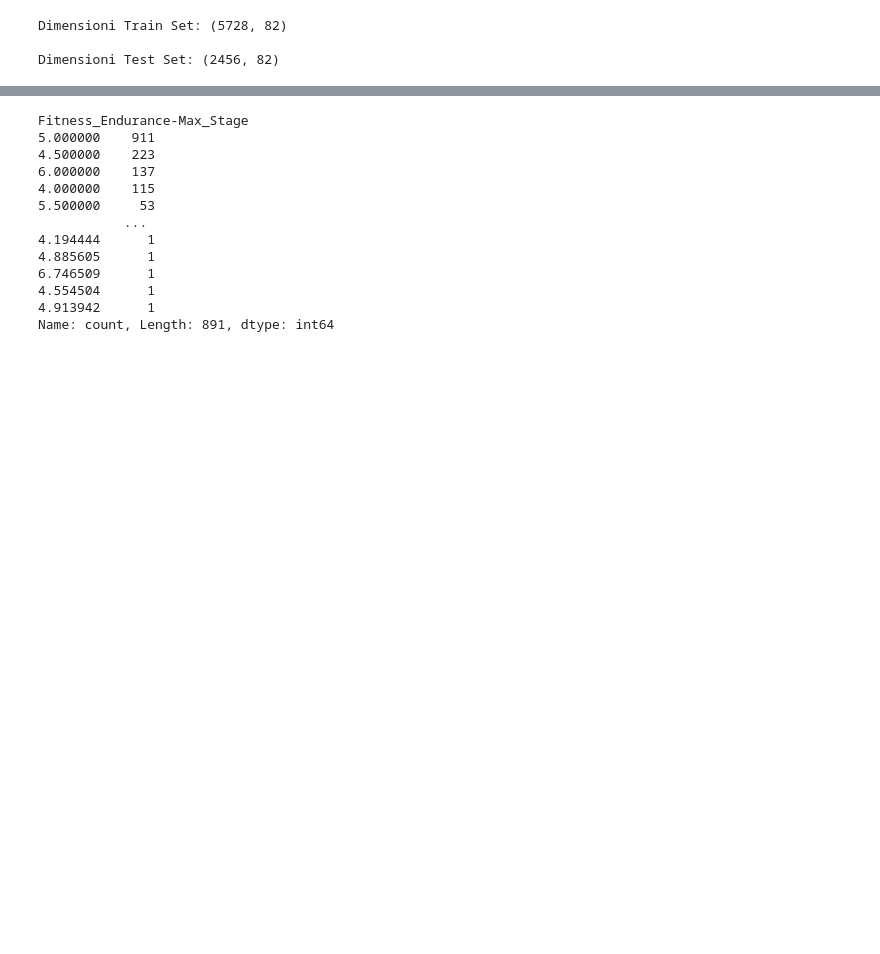
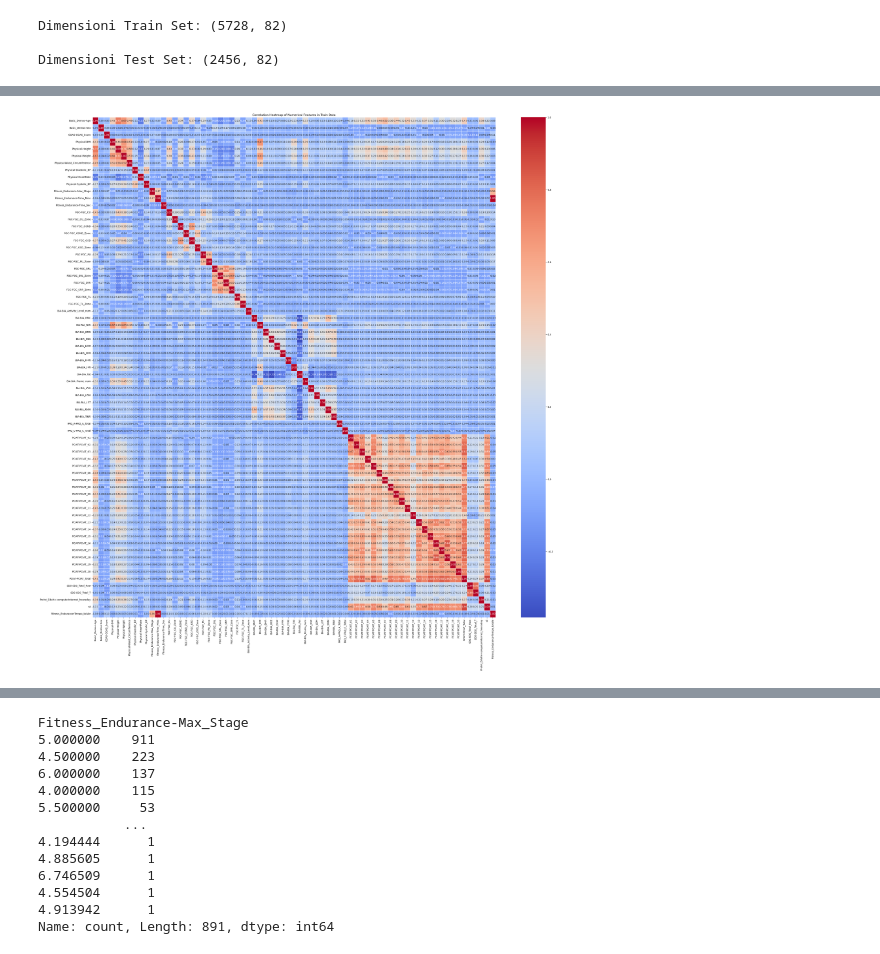
Before and after one commit to alessialaconca/Data_Mining_2_Child_Mind_Institute, a Jupyter notebook: ale/a_dat_prep.ipynb, the cells around one changed output, grey strips where cells are left out. Drawn from its saved outputs; the diff is of its cells as text; code cells hidden in the pictures; blank space fills up the shorter version.

```diff
--- a/ale/a_dat_prep.ipynb
+++ b/ale/a_dat_prep.ipynb
@@ -168,0 +176,15 @@ Dimensioni Test Set: (2456, 82)
+# %%
+# Select only numerical columns for correlation matrix
+numerical_columns = df_17.select_dtypes(include=['float64', 'int64'])
+
+# Compute the correlation matrix
+corr = numerical_columns.corr()
+
+# Heatmap of correlation matrix
+plt.figure(figsize=(32, 32))
+sns.heatmap(corr, annot=True, fmt=".2f", cmap='coolwarm', linewidths=0.5)
+plt.title('Correlation Heatmap of Numerical Features in Train Data')
+plt.tight_layout()
+plt.show()
+# %% [output]
+[figure, added]
```
Also changed, not shown: parts of 4 cells of this notebook, 1 other file.
